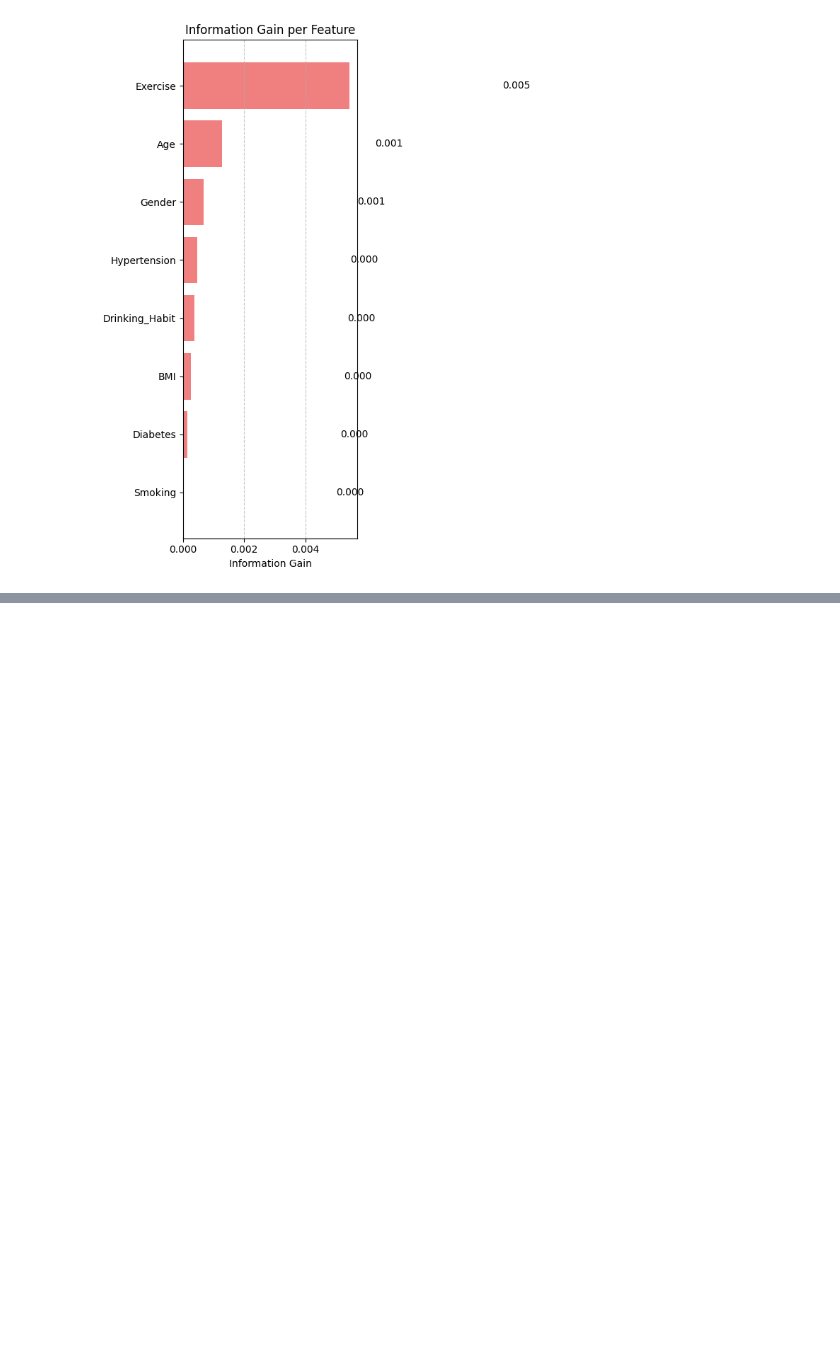
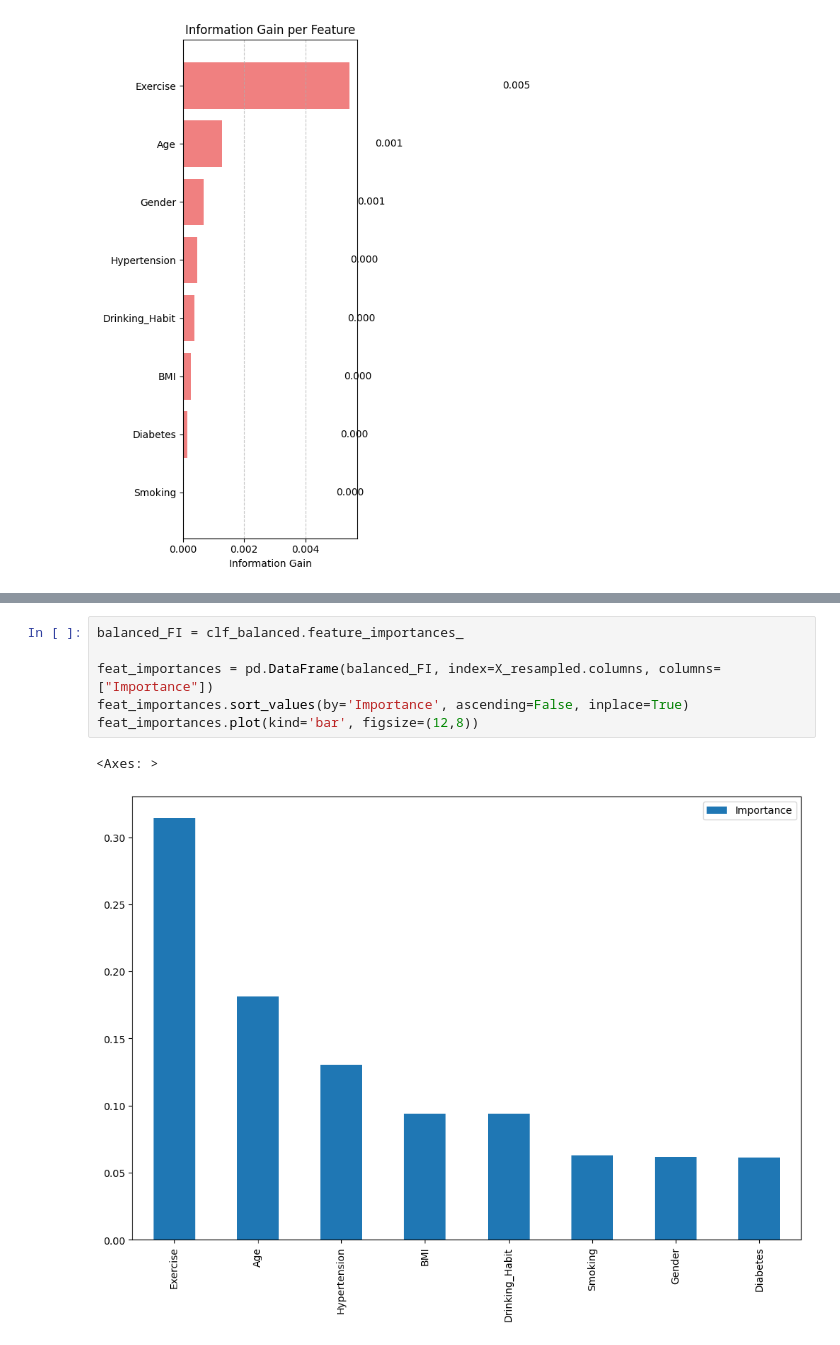
Before and after one commit to jweland/DataModels, a Jupyter notebook: main.ipynb, the cells around one changed output, grey strips where cells are left out. Cells and saved outputs as stored; diff of their text form; blank space fills up the shorter version.

```diff
--- a/main.ipynb
+++ b/main.ipynb
@@ -146,3 +158,12 @@ plt.show()
+# %%
+balanced_FI = clf_balanced.feature_importances_
+
+feat_importances = pd.DataFrame(balanced_FI, index=X_resampled.columns, columns=["Importance"])
+feat_importances.sort_values(by='Importance', ascending=False, inplace=True)
+feat_importances.plot(kind='bar', figsize=(12,8))
+# %% [output]
+<Axes: >
+[figure, added]
 # %%
 # Compare Info Gain
 compare_df = info_gain_df_unbalanced.merge(
```
Also changed, not shown: parts of 6 cells of this notebook.
